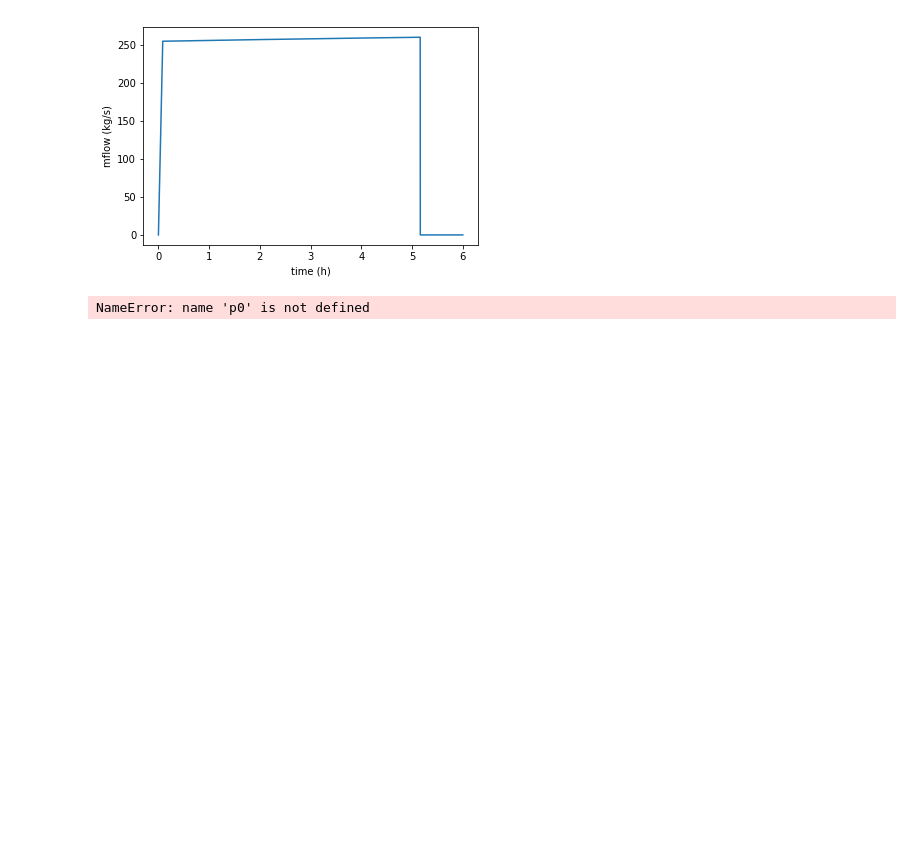
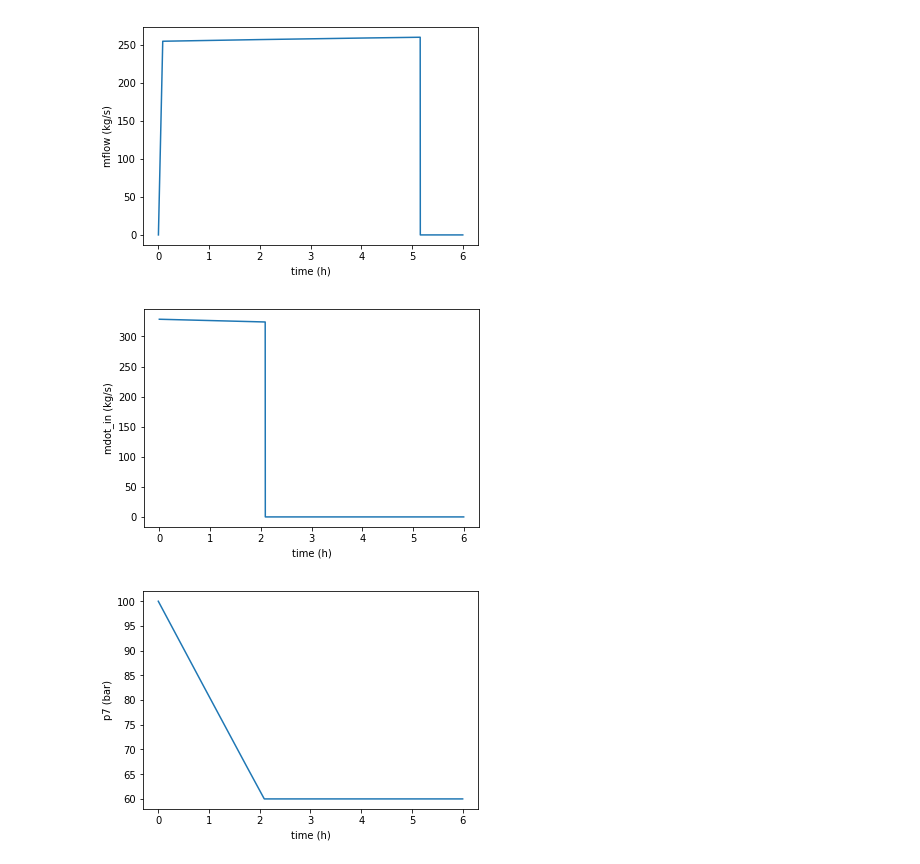
Before and after one commit to JWMvanLeeuwen/CAES, a Jupyter notebook: CAES.ipynb, the cells around one changed output. Saved outputs shown, nothing was run; the diff lists cells and outputs as text; code cells hidden in the pictures; blank space fills up the shorter version.

```diff
--- a/CAES.ipynb
+++ b/CAES.ipynb
@@ -29,9 +30,12 @@ Twh = 95+273.15 #K
 Twl = T1
 
 #Fixed pressures
-p2 = 13*p1
-p3 = 3.51*p2
+p2 = 13*p1   #fixed ratio
+p3 = 3.51*p2 #fixed ratio
 p4 = p3
+p9 = 30*p1   #fixed ratio
+p10 = p9
+p11 = p1
 
 
 #Miscellaneous
@@ -42,6 +46,7 @@ cv = 718        #J/ kg K      TBD, used???
 dt =1           #s
 t_rampup = 5*60 #s
 Pwind = 100e6   #W
+Pout = 100e6    #W
 
 #Cavern
 V = 50000    # m^3          TBD
@@ -244,7 +207,0 @@ def empty_cavern(tmax):
-# %%
-#Reset conditions
-p_cavern = p0
-m = m0
-t = 0
-# %% [output]
-NameError: name 'p0' is not defined
@@ -262,0 +208,46 @@ empty_cavern(3600*0.05)
+# %%
+#Empty cavern and show various graphs
+x = []
+y = []
+z = []
+mflow = []
+tmax=6*60*60
+
+#Not correct, add right temperatures later
+T10=T1
+T11=Tcompr(p10,p11,T10)
+T8=T1
+T9=Tcompr(p7,p9,T8)
+
+
+
+
+for t in np.linspace(0, tmax, tmax/dt):
+
+    mdot = mdot_out(t,p7)
+    p7 -= mdot * dt * Ra * T6 / V
+
+    #mflow.append(flow_cooling_liquid(T3,T4)+flow_cooling_liquid(T5,T6))
+
+    x.append(t/60/60)
+    y.append(mdot_out(t,p7))
+    z.append(p7/1e5)
+    #Tout.append(Tcompr(p7))
+
+plt.plot(x, y)
+plt.xlabel("time (h)")
+plt.ylabel("mdot_in (kg/s)")
+plt.show()
+
+plt.plot(x,z)
+plt.xlabel("time (h)")
+plt.ylabel("p7 (bar)")
+plt.show()
+
+#plt.plot(x,mflow)
+#plt.xlabel("time (h)")
+#plt.ylabel("mflow (kg/s)")
+#plt.show()
+# %% [output]
+[figure, added]
+[figure, added]
```
Also changed, not shown: parts of 9 cells of this notebook.
